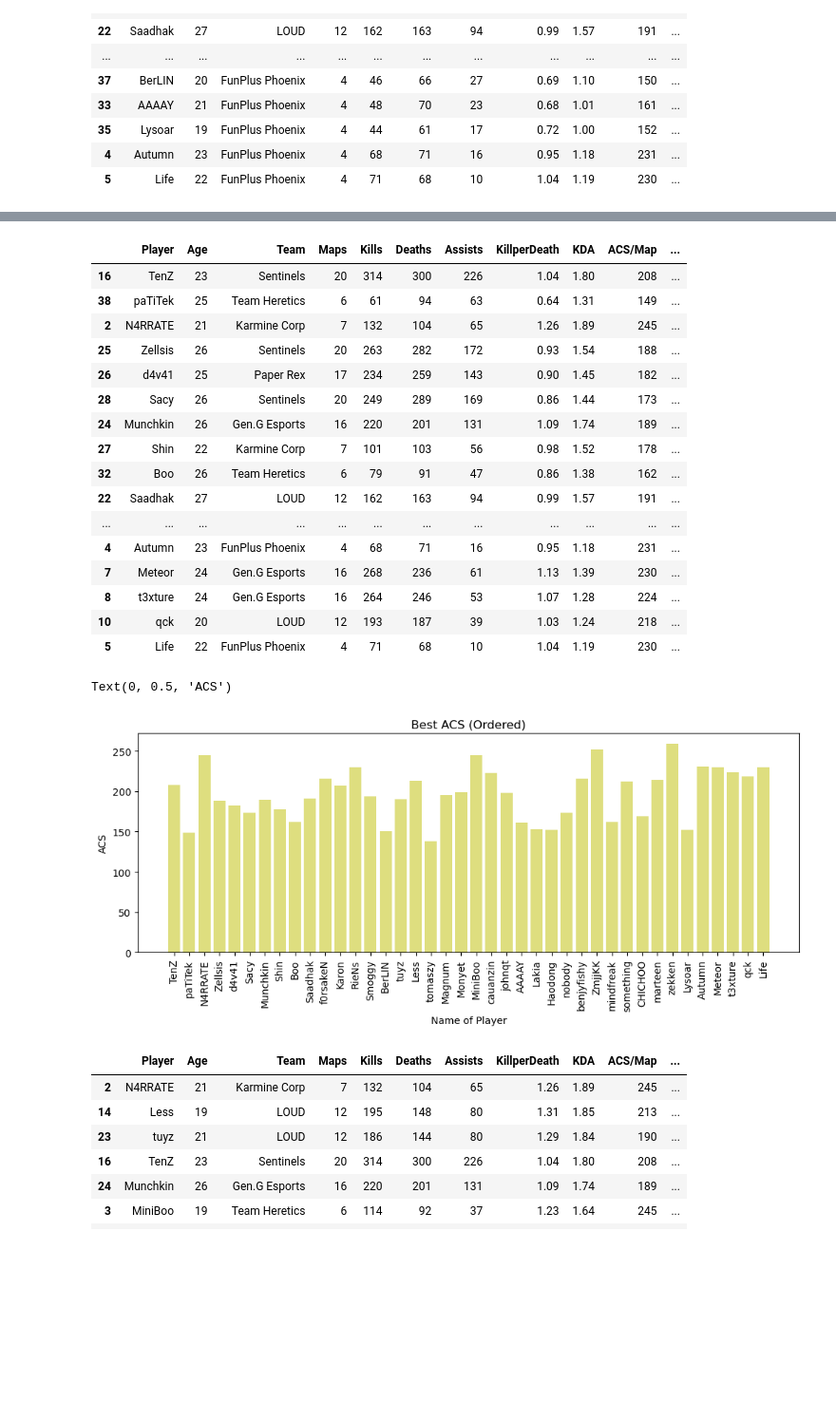
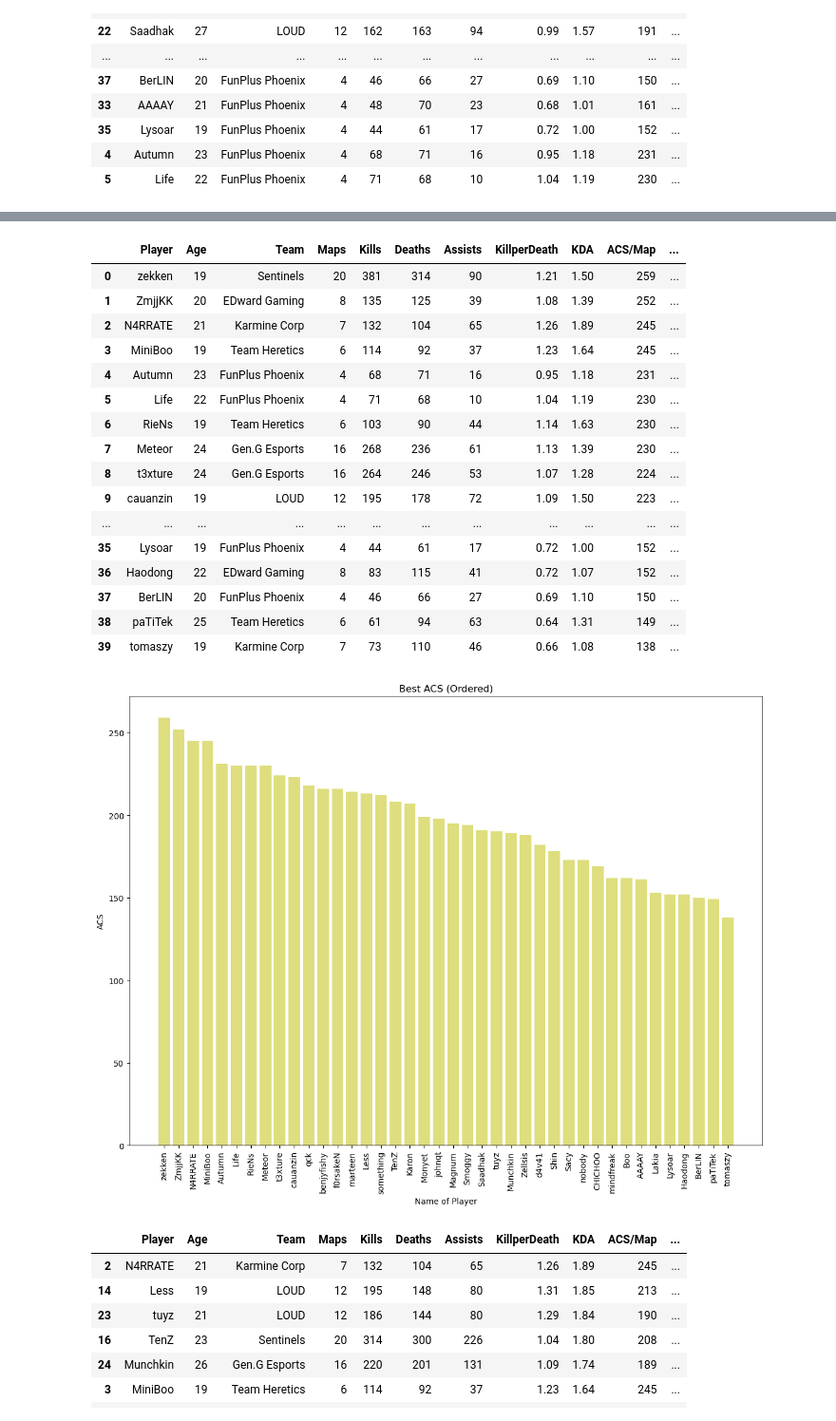
Before and after one commit to azrielmt/vct-masters-madrid-data, a Jupyter notebook: viz.ipynb, the cells around one changed output, grey strips where cells are left out. Shown at 95% size. Drawn from its saved outputs; the diff is of its cells as text; code cells hidden in the pictures; blank space fills up the shorter version.

```diff
--- a/viz.ipynb
+++ b/viz.ipynb
@@ -107,37 +143,38 @@ Text(0, 0.5, 'Number of Assists')
 # %%
-_df = data_df.sort_values(
+grouped_df = data_df.sort_values(
     by="ACS/Map",
     ascending=False)
 grouped_df
 # %% [output]
 |  | Player | Age | Team | Maps | Kills | Deaths | Assists | KillperDeath | KDA | ACS/Map | ... |
-| 16 | TenZ | 23 | Sentinels | 20 | 314 | 300 | 226 | 1.04 | 1.80 | 208 | ... |
-| 38 | paTiTek | 25 | Team Heretics | 6 | 61 | 94 | 63 | 0.64 | 1.31 | 149 | ... |
+| 0 | zekken | 19 | Sentinels | 20 | 381 | 314 | 90 | 1.21 | 1.50 | 259 | ... |
+| 1 | ZmjjKK | 20 | EDward Gaming | 8 | 135 | 125 | 39 | 1.08 | 1.39 | 252 | ... |
 | 2 | N4RRATE | 21 | Karmine Corp | 7 | 132 | 104 | 65 | 1.26 | 1.89 | 245 | ... |
-| 25 | Zellsis | 26 | Sentinels | 20 | 263 | 282 | 172 | 0.93 | 1.54 | 188 | ... |
-| 26 | d4v41 | 25 | Paper Rex | 17 | 234 | 259 | 143 | 0.90 | 1.45 | 182 | ... |
-| 28 | Sacy | 26 | Sentinels | 20 | 249 | 289 | 169 | 0.86 | 1.44 | 173 | ... |
-| 24 | Munchkin | 26 | Gen.G Esports | 16 | 220 | 201 | 131 | 1.09 | 1.74 | 189 | ... |
-| 27 | Shin | 22 | Karmine Corp | 7 | 101 | 103 | 56 | 0.98 | 1.52 | 178 | ... |
-| 32 | Boo | 26 | Team Heretics | 6 | 79 | 91 | 47 | 0.86 | 1.38 | 162 | ... |
-| 22 | Saadhak | 27 | LOUD | 12 | 162 | 163 | 94 | 0.99 | 1.57 | 191 | ... |
-| ... | ... | ... | ... | ... | ... | ... | ... | ... | ... | ... | ... |
+| 3 | MiniBoo | 19 | Team Heretics | 6 | 114 | 92 | 37 | 1.23 | 1.64 | 245 | ... |
 | 4 | Autumn | 23 | FunPlus Phoenix | 4 | 68 | 71 | 16 | 0.95 | 1.18 | 231 | ... |
+| 5 | Life | 22 | FunPlus Phoenix | 4 | 71 | 68 | 10 | 1.04 | 1.19 | 230 | ... |
+| 6 | RieNs | 19 | Team Heretics | 6 | 103 | 90 | 44 | 1.14 | 1.63 | 230 | ... |
 | 7 | Meteor | 24 | Gen.G Esports | 16 | 268 | 236 | 61 | 1.13 | 1.39 | 230 | ... |
 | 8 | t3xture | 24 | Gen.G Esports | 16 | 264 | 246 | 53 | 1.07 | 1.28 | 224 | ... |
-| 10 | qck | 20 | LOUD | 12 | 193 | 187 | 39 | 1.03 | 1.24 | 218 | ... |
-| 5 | Life | 22 | FunPlus Phoenix | 4 | 71 | 68 | 10 | 1.04 | 1.19 | 230 | ... |
+| 9 | cauanzin | 19 | LOUD | 12 | 195 | 178 | 72 | 1.09 | 1.50 | 223 | ... |
+| ... | ... | ... | ... | ... | ... | ... | ... | ... | ... | ... | ... |
+| 35 | Lysoar | 19 | FunPlus Phoenix | 4 | 44 | 61 | 17 | 0.72 | 1.00 | 152 | ... |
+| 36 | Haodong | 22 | EDward Gaming | 8 | 83 | 115 | 41 | 0.72 | 1.07 | 152 | ... |
+| 37 | BerLIN | 20 | FunPlus Phoenix | 4 | 46 | 66 | 27 | 0.69 | 1.10 | 150 | ... |
+| 38 | paTiTek | 25 | Team Heretics | 6 | 61 | 94 | 63 | 0.64 | 1.31 | 149 | ... |
+| 39 | tomaszy | 19 | Karmine Corp | 7 | 73 | 110 | 46 | 0.66 | 1.08 | 138 | ... |
 # %%
 # Average Combat Score is the cumulation of Kills, Damage and Non-Damaging Assists in a map.
-plt.figure(figsize=(12,4))
+plt.figure(figsize=(14,10))
 plt.bar(x_axis, grouped_df["ACS/Map"], color='y', alpha=0.5)
 plt.xticks(tick_locations, grouped_df["Player"], rotation="vertical")
 plt.title("Best ACS (Ordered)")
 plt.xlabel("Name of Player")
 plt.ylabel("ACS")
+plt.savefig("visuals/ACSOrdered.png")
+plt.show()
 # %% [output]
-Text(0, 0.5, 'ACS')
-[figure, old version]
+[figure, new version]
 # %%
 grouped_df = data_df.sort_values(
     by="KDA",
```
Also changed, not shown: parts of 11 cells of this notebook, 14 other files.
